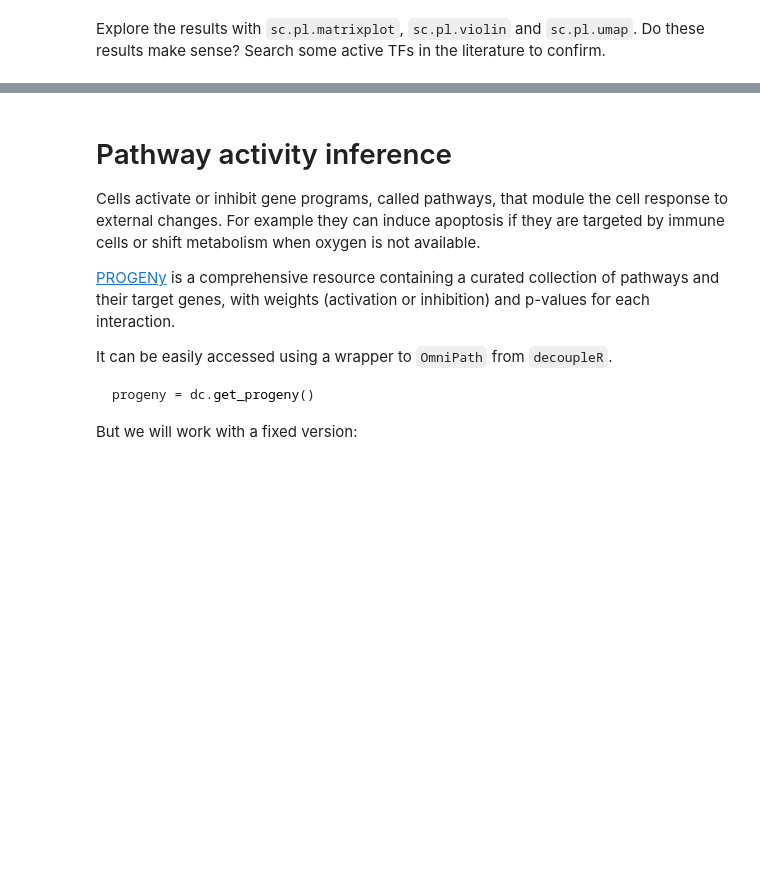
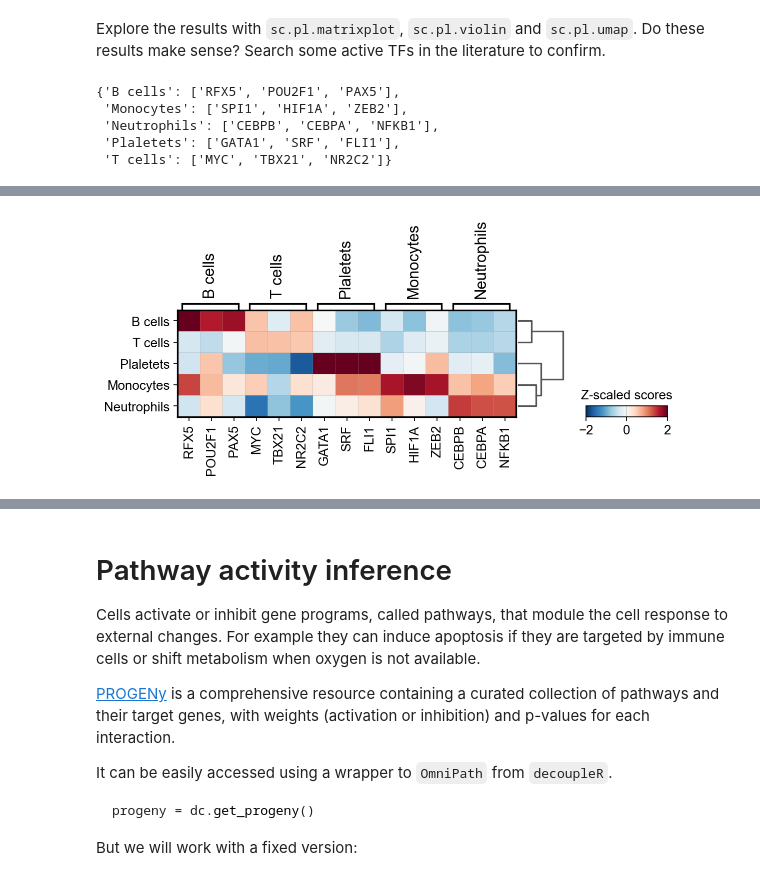
Before and after one commit to saezlab/Singlecell_course_2023, a Jupyter notebook: 1_functional_analysis/functional_analysis.ipynb, the cells around one changed output, grey strips where cells are left out. Saved outputs shown, nothing was run; the diff lists cells and outputs as text; code cells hidden in the pictures; blank space fills up the shorter version.

```diff
--- a/1_functional_analysis/functional_analysis.ipynb
+++ b/1_functional_analysis/functional_analysis.ipynb
@@ -155,14 +263,14 @@ Can you come up with an annotation for this atlas? You can use `sc.pl.violin` an
 # %%
 # Final anntoation
 ann_dict = {
-    '0': '',
-    '1': '',
-    '2': '',
-    '3': '',
-    '4': '',
-    '5': '',
-    '6': '',
-    '7': '',
+    '0': 'T cells',
+    '1': 'Neutrophils',
+    '2': 'T cells',
+    '3': 'T cells',
+    '4': 'B cells',
+    '5': 'Monocytes',
+    '6': 'Plaletets',
+    '7': 'Monocytes',
 }
 
 adata.obs['cell_type'] = [ann_dict[clust] for clust in adata.obs['leiden']]
@@ -233,3 +398,17 @@ df
 # %% [markdown]
 Explore the results with `sc.pl.matrixplot`, `sc.pl.violin` and `sc.pl.umap`. Do these results make sense? Search some active TFs in the literature to
 confirm.
+# %%
+n_tfs = 3
+tfs_dict = df.groupby('group').head(n_tfs).groupby('group')['names'].apply(lambda x: list(x)).to_dict()
+tfs_dict
+# %% [output]
+{'B cells': ['RFX5', 'POU2F1', 'PAX5'],
+ 'Monocytes': ['SPI1', 'HIF1A', 'ZEB2'],
+ 'Neutrophils': ['CEBPB', 'CEBPA', 'NFKB1'],
+ 'Plaletets': ['GATA1', 'SRF', 'FLI1'],
+ 'T cells': ['MYC', 'TBX21', 'NR2C2']}
+# %%
+sc.pl.matrixplot(acts, tfs_dict, 'cell_type', dendrogram=True,
+                 colorbar_title='Z-scaled scores', vmin=-2, vmax=2, cmap='RdBu_r')
+# %% [output]
@@ -235,0 +418 @@ confirm.
+[figure, added]
```
Also changed, not shown: parts of 24 cells of this notebook.
